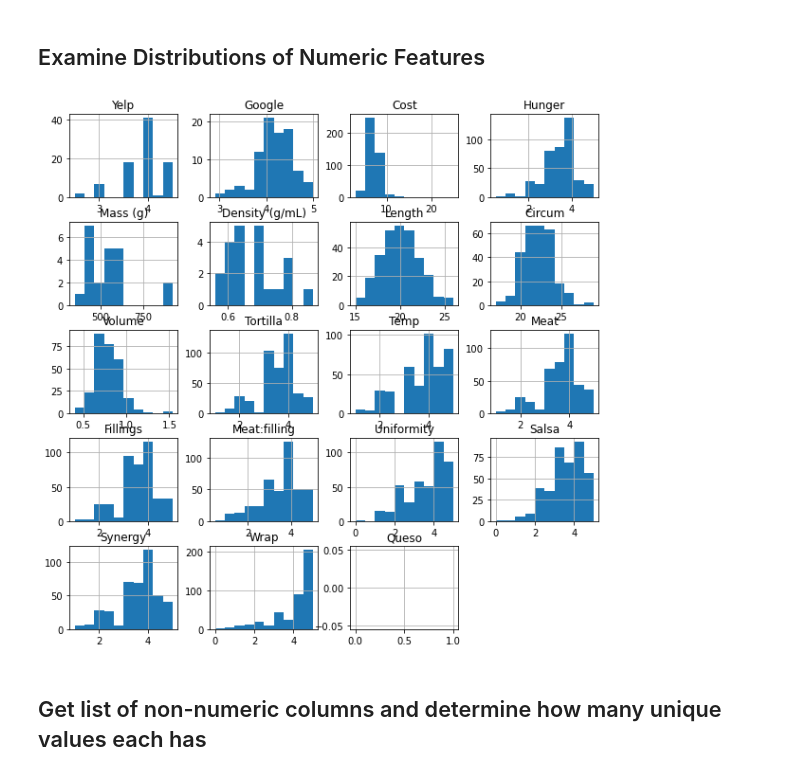
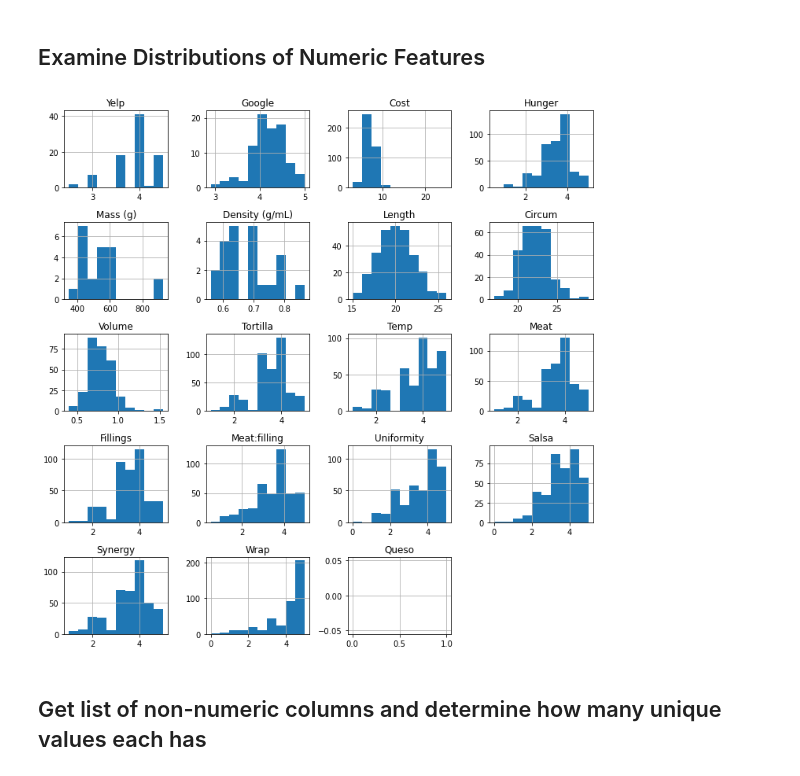
Before and after one commit to ljbelenky/burrito, a Jupyter notebook: 2020_07_13_associate_instructor_technical.ipynb, the cells around one changed output. Drawn from its saved outputs; the diff is of its cells as text; code cells hidden in the pictures.

```diff
--- a/2020_07_13_associate_instructor_technical.ipynb
+++ b/2020_07_13_associate_instructor_technical.ipynb
@@ -110,9 +111,10 @@ df.describe()
 # %% [markdown]
 ## Examine Distributions of Numeric Features
 # %%
-df.select_dtypes('number').hist(figsize = (10,10));
+df.select_dtypes('number').hist(figsize = (10,10))
+plt.tight_layout();
 # %% [output]
-[figure, old version]
+[figure, new version]
 # %% [markdown]
 ## Get list of non-numeric columns and determine how many unique values each has
 # %%
```
Also changed, not shown: parts of 15 cells of this notebook.
